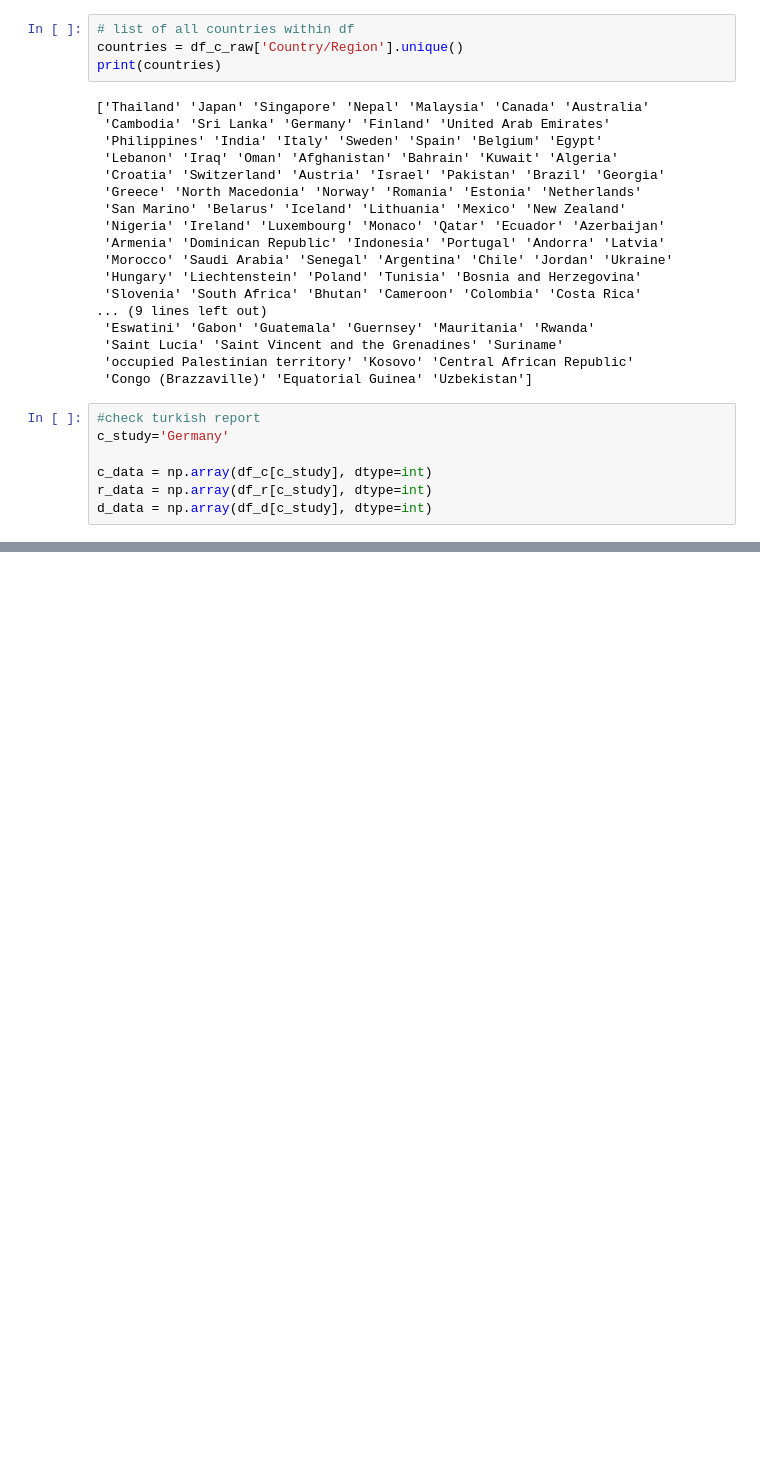
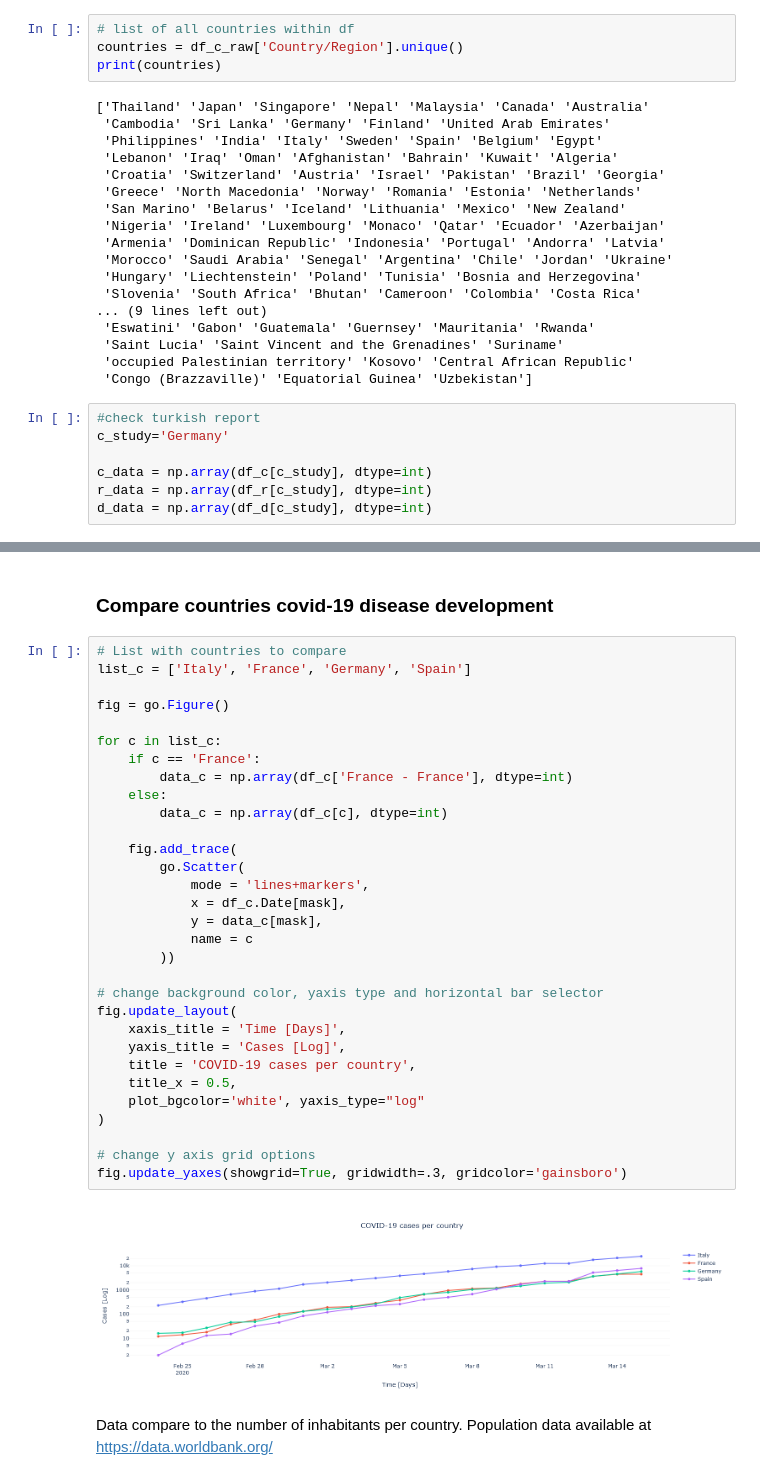
Before and after one commit to jsayri/analysis, a Jupyter notebook: COVID19_analysis/countries_comparison.ipynb, the cells around one changed output, grey strips where cells are left out. Cells and saved outputs as stored; diff of their text form; blank space fills up the shorter version.

Commit message:
global comparison and population analysis (to come)

```diff
--- a/COVID19_analysis/countries_comparison.ipynb
+++ b/COVID19_analysis/countries_comparison.ipynb
@@ -260,0 +261,37 @@ Balance from Germany
+# %% [markdown]
+### Compare countries covid-19 disease development
+# %%
+# List with countries to compare
+list_c = ['Italy', 'France', 'Germany', 'Spain']
+
+fig = go.Figure()
+
+for c in list_c:
+    if c == 'France':
+        data_c = np.array(df_c['France - France'], dtype=int)
+    else:
+        data_c = np.array(df_c[c], dtype=int)
+
+    fig.add_trace(
+        go.Scatter(
+            mode = 'lines+markers',
+            x = df_c.Date[mask],
+            y = data_c[mask],
+            name = c
+        ))
+
+# change background color, yaxis type and horizontal bar selector
+fig.update_layout(
+    xaxis_title = 'Time [Days]',
+    yaxis_title = 'Cases [Log]',
+    title = 'COVID-19 cases per country',
+    title_x = 0.5,
+    plot_bgcolor='white', yaxis_type="log"
+)
+
+# change y axis grid options
+fig.update_yaxes(showgrid=True, gridwidth=.3, gridcolor='gainsboro')
+# %% [output]
+[figure, added]
+# %% [markdown]
+Data compare to the number of inhabitants per country. Population data available at https://data.worldbank.org/
```
Also changed, not shown: parts of 3 cells of this notebook.
